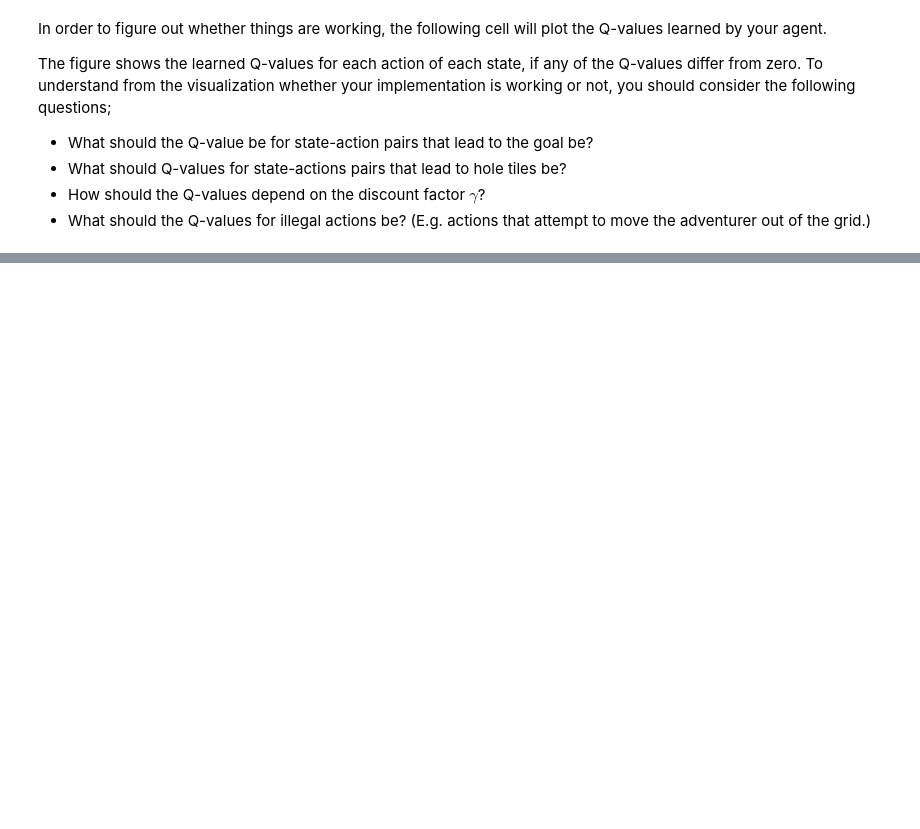
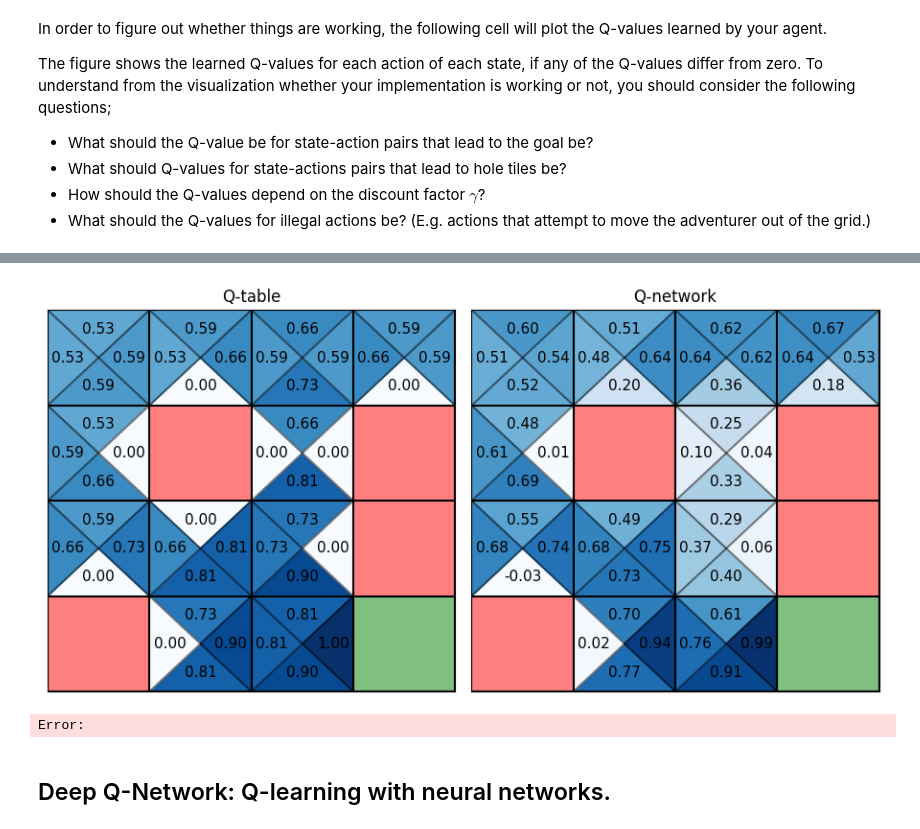
Before and after one commit to Mads-PeterVC/rlmep, a Jupyter notebook: exercises/exercise_1_qlearning_frozenlake.ipynb, the cells around one changed output, grey strips where cells are left out. Cells and saved outputs as stored; diff of their text form; code cells hidden in the pictures; blank space fills up the shorter version.

```diff
--- a/exercises/exercise_1_qlearning_frozenlake.ipynb
+++ b/exercises/exercise_1_qlearning_frozenlake.ipynb
@@ -176,0 +277,17 @@ Error:
+# %%
+from rlmep.exercise_1 import get_batch
+
+
+def state_transform(state):
+    i = state // 4
+    j = state % 4
+    return torch.hstack([i, j])
+
+
+# Train the network
+model = Qnet(learning_rate=1e-3, input_dim=2, state_transform=state_transform)
+loss = []
+for _ in track(range(5000), description="Training Q-network"):
+    states, actions, targets = get_batch(Q_table, size=16)
+    l = model.train(states, actions, targets)
+    loss.append(l)
@@ -176,0 +297,22 @@ Error:
+# %%
+# Make a table of its predictions:
+Q_table_nn = np.zeros((16, 4), dtype=np.float64)
+
+for state in range(16):
+    state_tensor = torch.tensor([state], dtype=torch.float32)
+    Q_table_nn[state] = model.forward(state_tensor).detach().numpy()
+
+sz = 4.5
+fig, ax = plt.subplots(1, 2, figsize=(2 * sz, 1 * sz))
+
+plot_qvalues(Q_table, env=env, ax=ax[0], fs=11)
+plot_qvalues(Q_table_nn, env=env, ax=ax[1], fs=11)
+
+ax[0].set_title("Q-table")
+ax[1].set_title("Q-network")
+plt.tight_layout()
+# %% [output]
+[figure, added]
+Error:
+# %% [markdown]
+## Deep Q-Network: Q-learning with neural networks.
```
Also changed, not shown: parts of 26 cells of this notebook, 21 other files.
